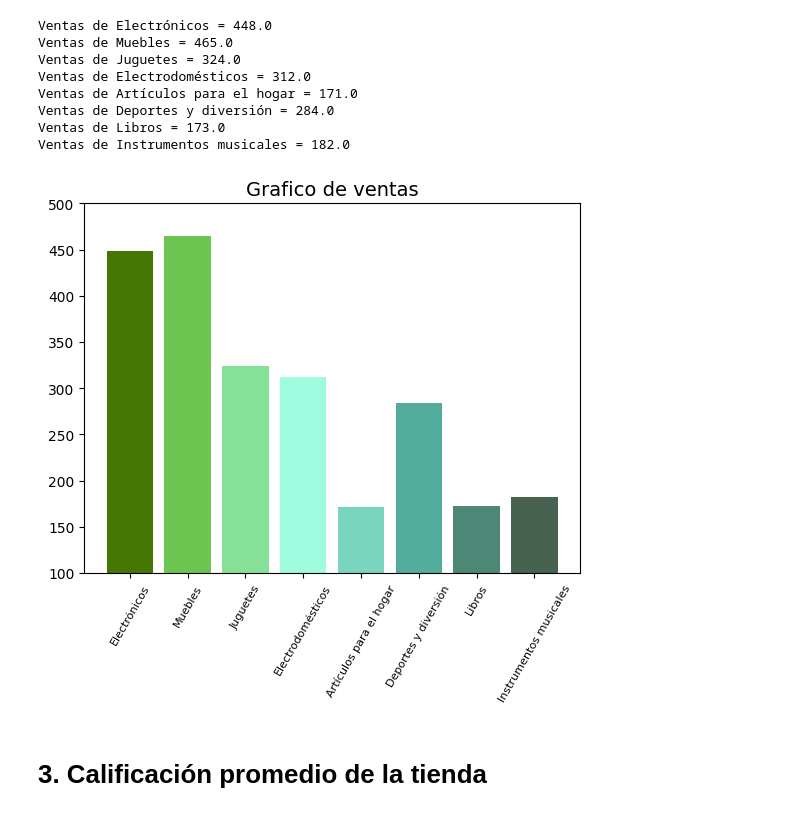
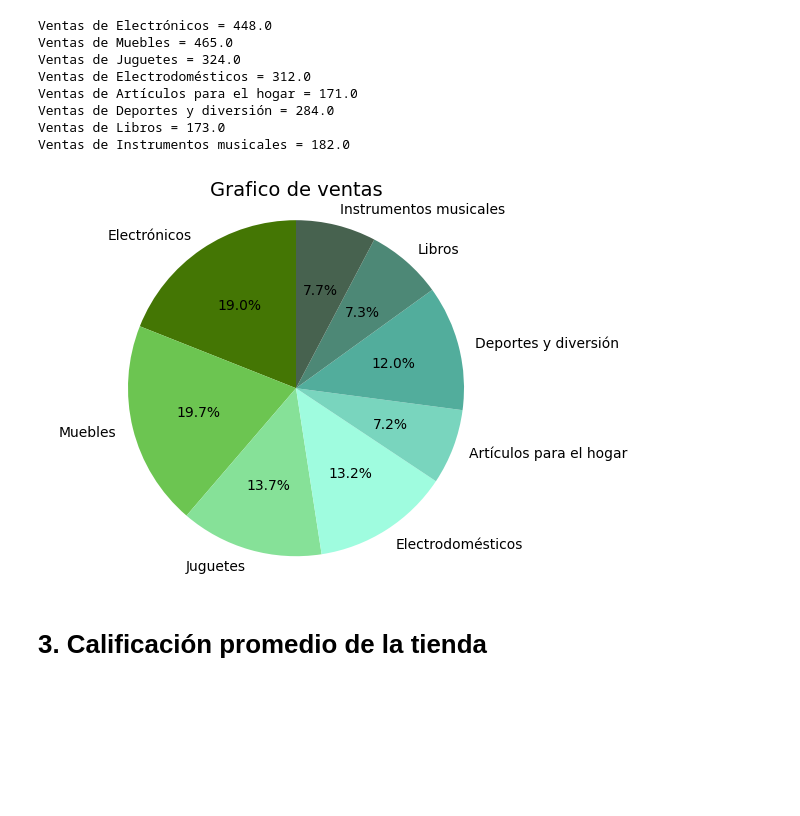
Before and after one commit to Alvaro-GF/AluraStoreProyect, a Jupyter notebook: AluraStoreProyect.ipynb, the cells around one changed output. Drawn from its saved outputs; the diff is of its cells as text; code cells hidden in the pictures; blank space fills up the shorter version.

```diff
--- a/AluraStoreProyect.ipynb
+++ b/AluraStoreProyect.ipynb
@@ -81,21 +81,20 @@ Ventas de Instrumentos musicales = 182.0
 # %%
 def graficoDeVentas(dicVentas):
     nombreProductos =[]
     ventasProductos =[]
     for producto in dicVentas:
         nombreProductos.append(producto)
         ventasProductos.append(dicVentas[producto])
     colores = ["#447604", "#6CC551", "#86E198", "#9FFCDF", "#79D5BE", "#52AD9C", "#4D8876", "#47624F"]
 
-    plt.bar(x = nombreProductos, height= ventasProductos, color= colores)
-    plt.xticks(rotation=60, fontsize = 8)
-    plt.ylim(100,500)
+    plt.pie(ventasProductos, labels = nombreProductos, colors= colores, autopct="%1.1f%%", startangle= 90)
+    plt.axis('equal')
     plt.title("Grafico de ventas", fontsize = 14)
     plt.show()
 
 graficoDeVentas(contador(tienda, False))
 # %% [output]
-[figure, old version]
+[figure, new version]
 # %% [markdown]
 # 3. Calificación promedio de la tienda
 # %%
```
Also changed, not shown: parts of 1 cell of this notebook.
